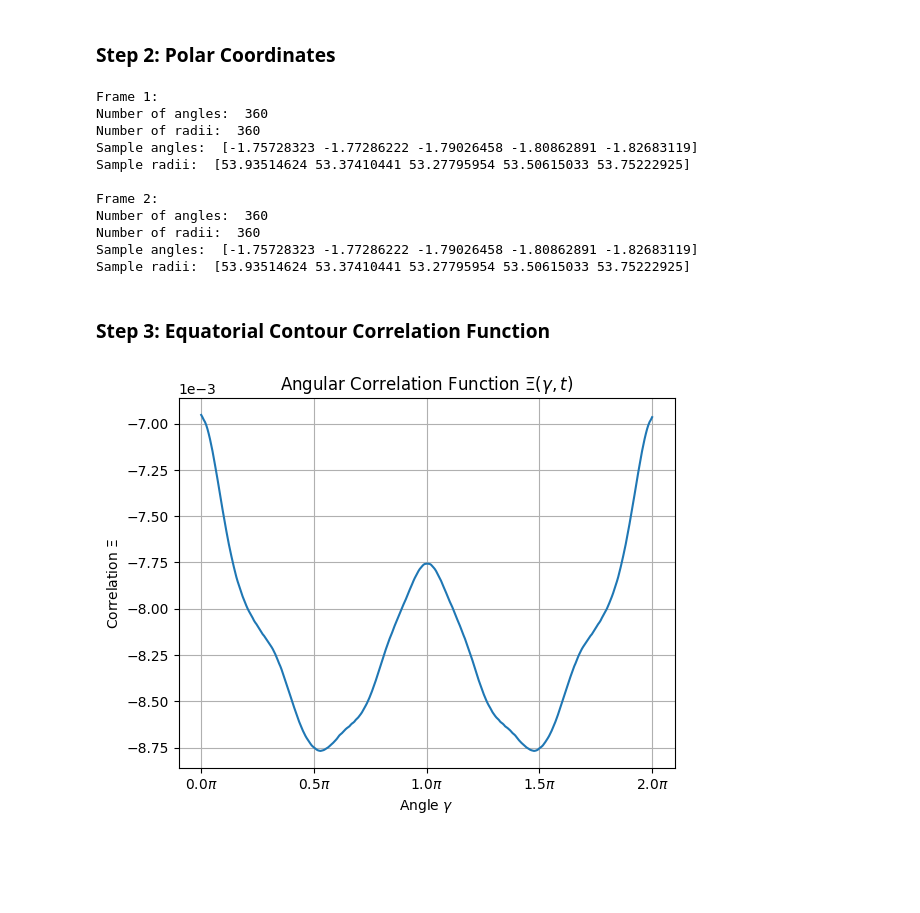
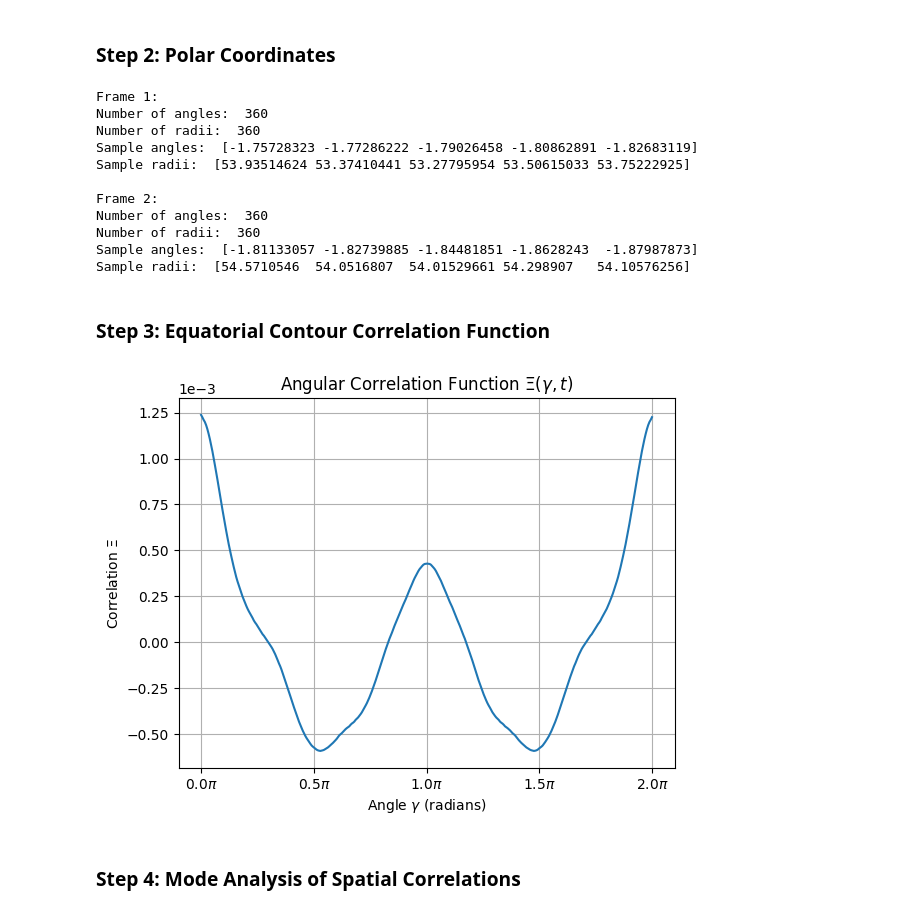
Before and after one commit to LocrianBird/GPMV-processor, a Jupyter notebook: Constructions.ipynb, the cells around one changed output. Drawn from its saved outputs; the diff is of its cells as text; code cells hidden in the pictures; blank space fills up the shorter version.

Commit message:
Correlation function for all frames in Xi_matrix component

```diff
--- a/Constructions.ipynb
+++ b/Constructions.ipynb
@@ -66,6 +66,8 @@ def convert_to_polar(centroid, coords):
 
 all_polar_coords = {}
 for frame in data:
+    interpolated_coords = interpolate_coordinates(frame['circumference_coordinates'])  # Interpolate per frame
+    centroid = frame['centroid']
     radius, angle = convert_to_polar(centroid, interpolated_coords)
     all_polar_coords[frame['frame_number']] = {'radius': radius, 'angle': angle}
 
@@ -87,8 +89,8 @@ Sample radii:  [53.93514624 53.37410441 53.27795954 53.50615033 53.75222925]
 Frame 2:
 Number of angles:  360
 Number of radii:  360
-Sample angles:  [-1.75728323 -1.77286222 -1.79026458 -1.80862891 -1.82683119]
-Sample radii:  [53.93514624 53.37410441 53.27795954 53.50615033 53.75222925]
+Sample angles:  [-1.81133057 -1.82739885 -1.84481851 -1.8628243  -1.87987873]
+Sample radii:  [54.5710546  54.0516807  54.01529661 54.298907   54.10576256]
 # %% [markdown]
 ### Step 3: Equatorial Contour Correlation Function
 # %%
@@ -101,38 +103,49 @@ def angular_correlation(radius, average_radius, num_points=360):
     Xi = np.zeros(num_points)
     delta_phi = 2 * np.pi / num_points
 
     for i in range(num_points):
         correlation_sum = 0
         for j in range(num_points):
             gamma_index = (j + i) % num_points  # Wrapping index
             correlation = (radius[gamma_index] * radius[j]) - (average_radius**2)
             correlation_sum += correlation
 
         Xi[i] = (1 / (average_radius**2)) * (1 / (2 * np.pi)) * correlation_sum * delta_phi
 
-    return gamma_values, Xi
+    return Xi
 
-frame_number = 1
-radius = all_polar_coords[frame_number]['radius']  # Radii from the first frame
+num_frames = len(data)
+Xi_matrix = np.zeros((num_frames, 360))  # 360 should match the number of points used in angular_correlation
+average_radii = [np.mean(frame['radius']) for frame in all_polar_coords.values()]
 
-# Calculate angular correlation
-gamma, Xi = angular_correlation(radius, global_average_radius)
+# Populate the Xi matrix for each frame
+for t, frame in enumerate(all_polar_coords.values()):
+    radius = frame['radius']
+    average_radius = average_radii[t]
+    Xi_matrix[t] = angular_correlation(radius, average_radius)
+
+# Convert x-axis ticks from degrees to radians
+degree_ticks = np.linspace(0, 360, num=5)
+radian_ticks = np.deg2rad(degree_ticks)
+radian_labels = ['0', '$\pi/2$', '$\pi$', '$3\pi/2$', '$2\pi$']
 
 # Plotting
 fig, ax = plt.subplots()
-ax.plot(gamma, Xi)
-ax.set_xlabel('Angle $\gamma$')
+ax.plot(np.linspace(0, 2*np.pi, num=360), Xi_matrix[0])
+ax.set_xlabel('Angle $\gamma$ (radians)')
 ax.set_ylabel('Correlation $\Xi$')
 ax.set_title('Angular Correlation Function $\Xi(\gamma, t)$')
 
 # Setting x-axis to display pi notation
 ax.xaxis.set_major_locator(ticker.MultipleLocator(base=np.pi / 2))
 ax.xaxis.set_major_formatter(ticker.FuncFormatter(lambda val, pos: f'{val / np.pi:.1f}$\pi$'))
 
 # Setting y-axis to scientific notation
 ax.ticklabel_format(style='sci', axis='y', scilimits=(0,0))
 
 plt.grid(True)
 plt.show()
 # %% [output]
-[figure, old version]
+[figure, new version]
+# %% [markdown]
+### Step 4: Mode Analysis of Spatial Correlations
```
Also changed, not shown: parts of 1 cell of this notebook.
